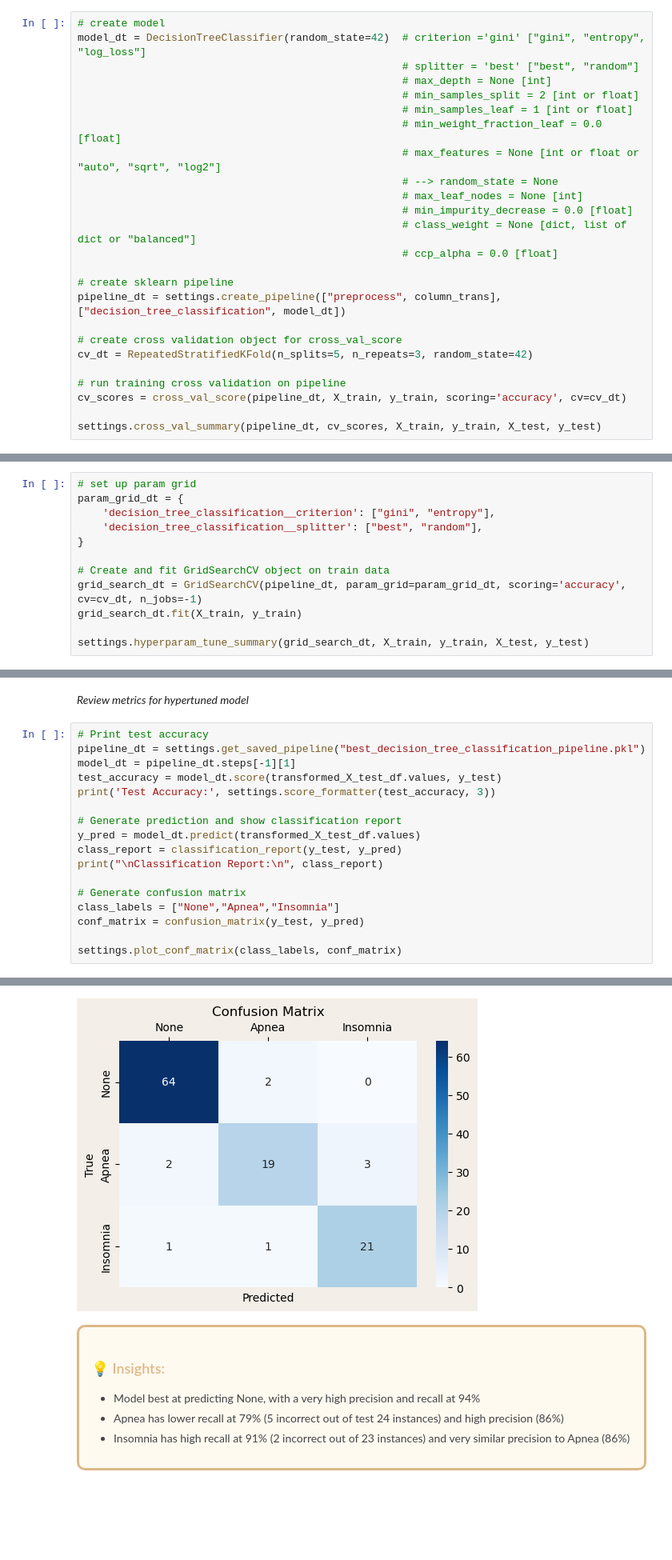
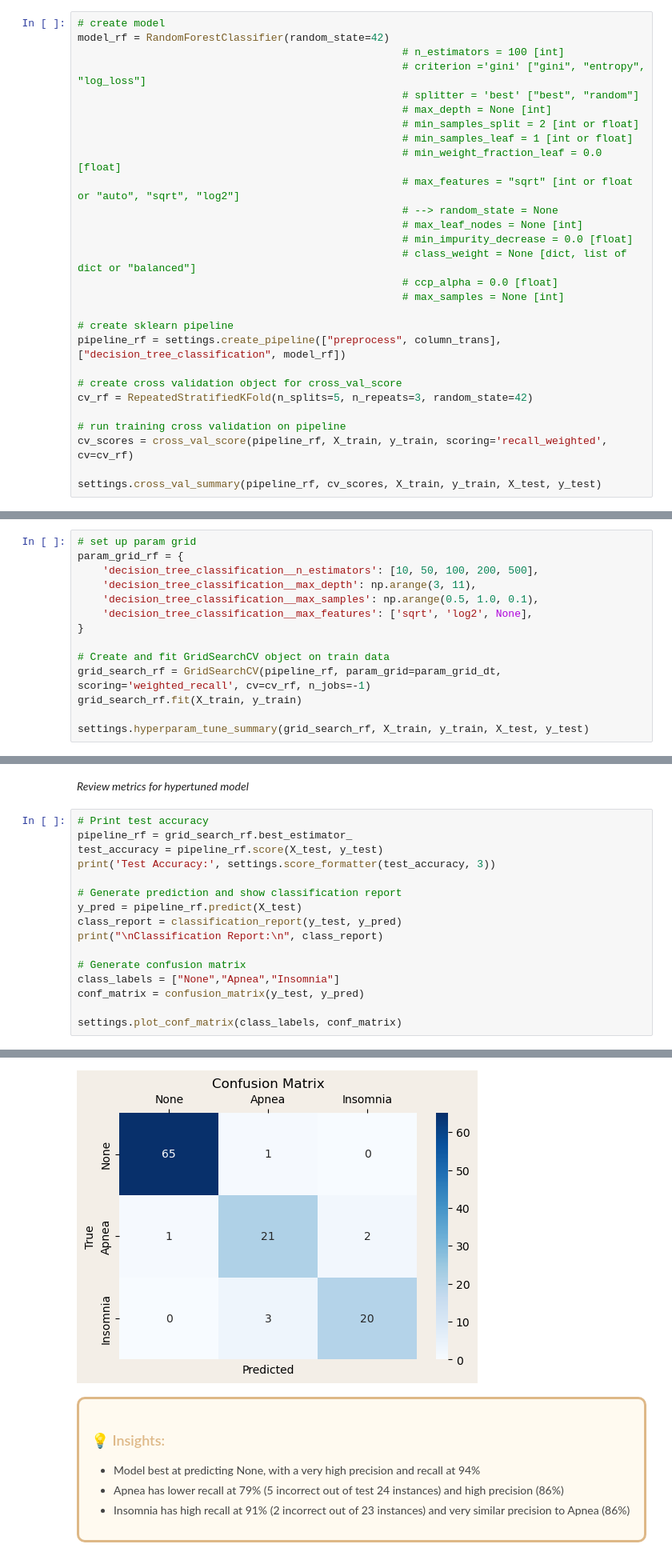
Before and after one commit to carstenegelund/sleep-disorder-classifier, a Jupyter notebook: model_random_forest_classification.ipynb, the cells around one changed output, grey strips where cells are left out. Shown at 80% size. Saved outputs shown, nothing was run; the diff lists cells and outputs as text; blank space fills up the shorter version.

Commit message:
further image testing

```diff
--- a/model_random_forest_classification.ipynb
+++ b/model_random_forest_classification.ipynb
@@ -111,28 +111,31 @@ transformed_X_test_df = settings.convert_transformed_features_to_df(column_trans
 *Create pipeline and base model*
 # %%
 # create model
-model_dt = DecisionTreeClassifier(random_state=42)  # criterion ='gini' ["gini", "entropy", "log_loss"]
+model_rf = RandomForestClassifier(random_state=42)
+                                                    # n_estimators = 100 [int]
+                                                    # criterion ='gini' ["gini", "entropy", "log_loss"]
                                                     # splitter = 'best' ["best", "random"]
                                                     # max_depth = None [int]
                                                     # min_samples_split = 2 [int or float]
                                                     # min_samples_leaf = 1 [int or float]
                                                     # min_weight_fraction_leaf = 0.0 [float]
-                                                    # max_features = None [int or float or "auto", "sqrt", "log2"]
+                                                    # max_features = "sqrt" [int or float or "auto", "sqrt", "log2"]
                                                     # --> random_state = None
                                                     # max_leaf_nodes = None [int]
                                                     # min_impurity_decrease = 0.0 [float]
                                                     # class_weight = None [dict, list of dict or "balanced"]
                                                     # ccp_alpha = 0.0 [float]
+                                                    # max_samples = None [int]
 
 # create sklearn pipeline
-pipeline_dt = settings.create_pipeline(["preprocess", column_trans], ["decision_tree_classification", model_dt])
+pipeline_rf = settings.create_pipeline(["preprocess", column_trans], ["decision_tree_classification", model_rf])
 
 # create cross validation object for cross_val_score
-cv_dt = RepeatedStratifiedKFold(n_splits=5, n_repeats=3, random_state=42)
+cv_rf = RepeatedStratifiedKFold(n_splits=5, n_repeats=3, random_state=42)
 
 # run training cross validation on pipeline
-cv_scores = cross_val_score(pipeline_dt, X_train, y_train, scoring='accuracy', cv=cv_dt)
+cv_scores = cross_val_score(pipeline_rf, X_train, y_train, scoring='recall_weighted', cv=cv_rf)
 
-settings.cross_val_summary(pipeline_dt, cv_scores, X_train, y_train, X_test, y_test)
+settings.cross_val_summary(pipeline_rf, cv_scores, X_train, y_train, X_test, y_test)
 # %% [output]
 Train Accuracy: 92.700 %
@@ -169,15 +164,17 @@ settings.save_pipeline("best_decision_tree_classification_pipeline.pkl", pipelin
 *Impurity and split method*
 # %%
 # set up param grid
-param_grid_dt = {
-    'decision_tree_classification__criterion': ["gini", "entropy"],
-    'decision_tree_classification__splitter': ["best", "random"],
+param_grid_rf = {
+    'decision_tree_classification__n_estimators': [10, 50, 100, 200, 500],
+    'decision_tree_classification__max_depth': np.arange(3, 11),
+    'decision_tree_classification__max_samples': np.arange(0.5, 1.0, 0.1),
+    'decision_tree_classification__max_features': ['sqrt', 'log2', None],
 }
 
 # Create and fit GridSearchCV object on train data
-grid_search_dt = GridSearchCV(pipeline_dt, param_grid=param_grid_dt, scoring='accuracy', cv=cv_dt, n_jobs=-1)
-grid_search_dt.fit(X_train, y_train)
+grid_search_rf = GridSearchCV(pipeline_rf, param_grid=param_grid_dt, scoring='weighted_recall', cv=cv_rf, n_jobs=-1)
+grid_search_rf.fit(X_train, y_train)
 
-settings.hyperparam_tune_summary(grid_search_dt, X_train, y_train, X_test, y_test)
+settings.hyperparam_tune_summary(grid_search_rf, X_train, y_train, X_test, y_test)
 # %% [output]
 Best Parameters:
@@ -445,13 +190,12 @@ seed closest to average: 41  (difference:  0.100 % )
 *Review metrics for hypertuned model*
 # %%
 # Print test accuracy
-pipeline_dt = settings.get_saved_pipeline("best_decision_tree_classification_pipeline.pkl")
-model_dt = pipeline_dt.steps[-1][1]
-test_accuracy = model_dt.score(transformed_X_test_df.values, y_test)
+pipeline_rf = grid_search_rf.best_estimator_
+test_accuracy = pipeline_rf.score(X_test, y_test)
 print('Test Accuracy:', settings.score_formatter(test_accuracy, 3))
 
 # Generate prediction and show classification report
-y_pred = model_dt.predict(transformed_X_test_df.values)
+y_pred = pipeline_rf.predict(X_test)
 class_report = classification_report(y_test, y_pred)
 print("\nClassification Report:\n", class_report)
 
@@ -476,4 +220,4 @@ weighted avg       0.92      0.92      0.92       113
-[figure, old version]
+[figure, new version]
 # %% [markdown]
 <div style="border-radius:10px; border:#DEB887 solid; padding: 15px; background-color: #FFFAF0; font-size:100%; text-align:left; max-width: 1050px; margin: 0 auto; color: #444444;">
 
```
Also changed, not shown: parts of 29 cells of this notebook.
